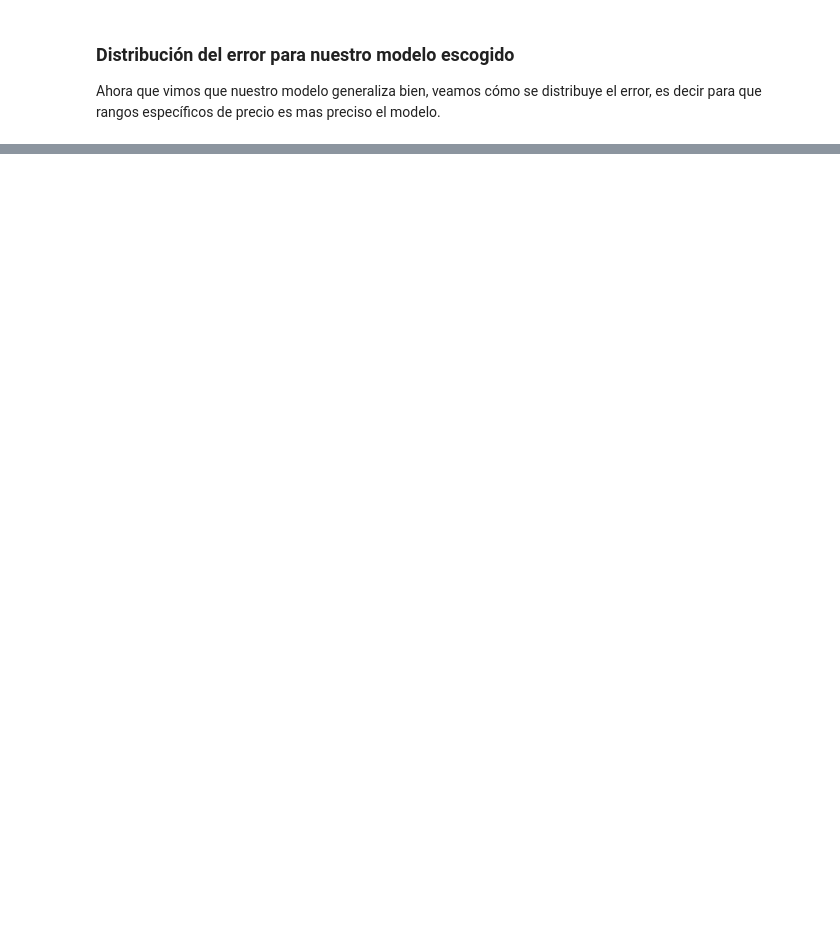
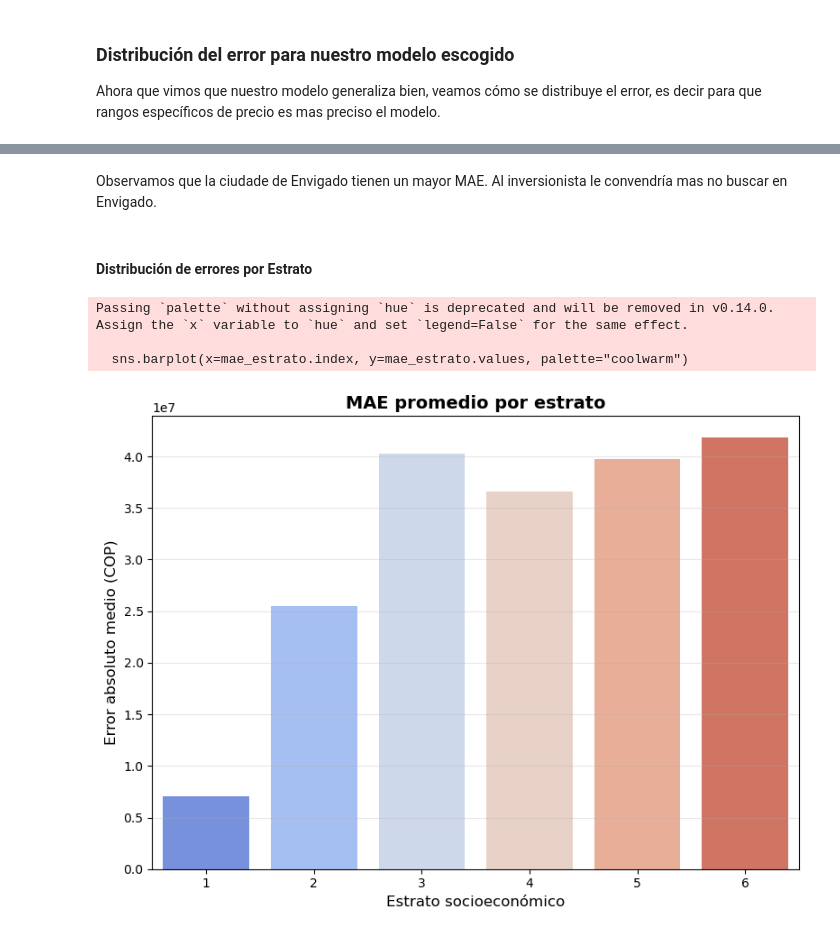
Before and after one commit to Santiago-Beltran/housing-cost-analysis-prediction, a Jupyter notebook: CRISP_DM/ModellingPhase.ipynb, the cells around one changed output, grey strips where cells are left out. Drawn from its saved outputs; the diff is of its cells as text; code cells hidden in the pictures; blank space fills up the shorter version.

```diff
--- a/CRISP_DM/ModellingPhase.ipynb
+++ b/CRISP_DM/ModellingPhase.ipynb
@@ -295,0 +345,20 @@ err_abs
+# %% [markdown]
+Observamos que la ciudade de Envigado tienen un mayor MAE. Al inversionista le convendría mas no buscar en Envigado.
+# %% [markdown]
+#### Distribución de errores por Estrato
+# %%
+mae_estrato = dm_test.groupby("Estrato")["Error absoluto"].median().sort_index()
+
+plt.figure(figsize=(8,6))
+sns.barplot(x=mae_estrato.index, y=mae_estrato.values, palette="coolwarm")
+plt.title("MAE promedio por estrato", fontsize=14, fontweight="bold")
+plt.xlabel("Estrato socioeconómico", fontsize=12)
+plt.ylabel("Error absoluto medio (COP)", fontsize=12)
+plt.grid(axis="y", alpha=0.3)
+plt.tight_layout()
+plt.show()
+# %% [output]
+Passing `palette` without assigning `hue` is deprecated and will be removed in v0.14.0. Assign the `x` variable to `hue` and set `legend=False` for the same effect.
+
+  sns.barplot(x=mae_estrato.index, y=mae_estrato.values, palette="coolwarm")
+[figure, added]
```
Also changed, not shown: parts of 58 cells of this notebook, 2 other files.
